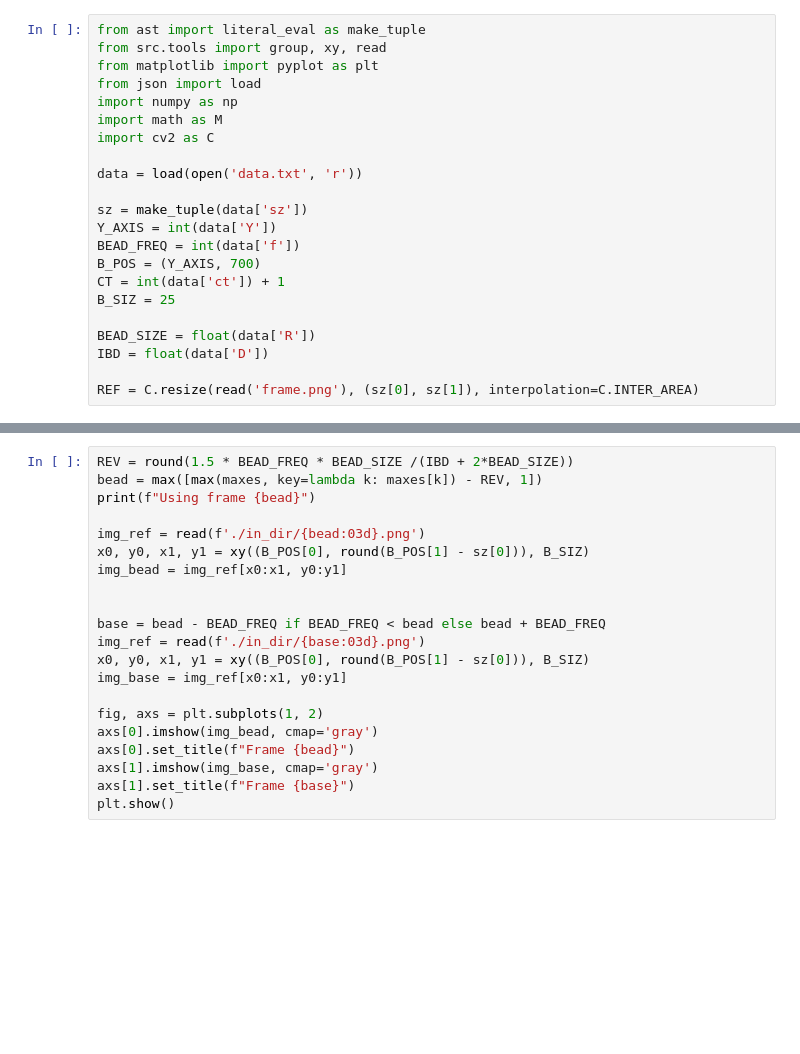
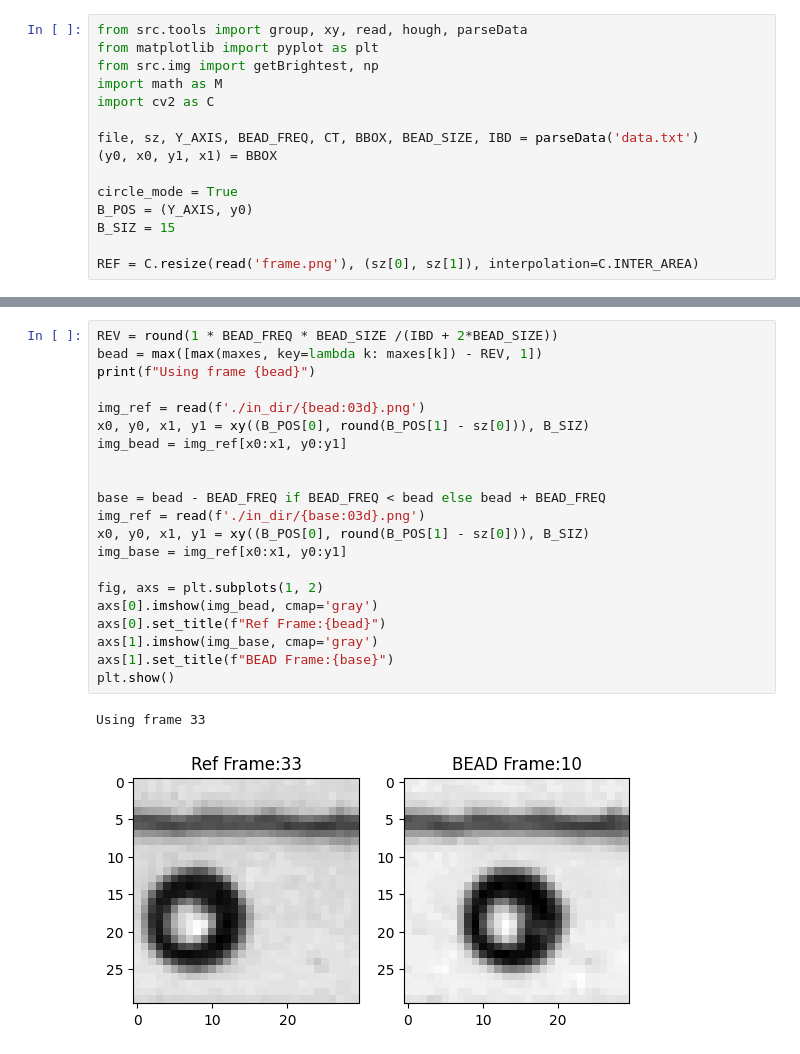
Before and after one commit to CQuICC/beadfinder, a Jupyter notebook: stats.ipynb, the cells around one changed output, grey strips where cells are left out. Drawn from its saved outputs; the diff is of its cells as text; blank space fills up the shorter version.

Commit message:
add circle mode

```diff
--- a/stats.ipynb
+++ b/stats.ipynb
@@ -1,23 +1,16 @@
 # %%
-from ast import literal_eval as make_tuple
-from src.tools import group, xy, read
+from src.tools import group, xy, read, hough, parseData
 from matplotlib import pyplot as plt
-from json import load
-import numpy as np
+from src.img import getBrightest, np
 import math as M
 import cv2 as C
 
-data = load(open('data.txt', 'r'))
+file, sz, Y_AXIS, BEAD_FREQ, CT, BBOX, BEAD_SIZE, IBD = parseData('data.txt')
+(y0, x0, y1, x1) = BBOX
 
-sz = make_tuple(data['sz'])
-Y_AXIS = int(data['Y'])
-BEAD_FREQ = int(data['f'])
-B_POS = (Y_AXIS, 700)
-CT = int(data['ct']) + 1
-B_SIZ = 25
-
-BEAD_SIZE = float(data['R'])
-IBD = float(data['D'])
+circle_mode = True
+B_POS = (Y_AXIS, y0)
+B_SIZ = 15
 
 REF = C.resize(read('frame.png'), (sz[0], sz[1]), interpolation=C.INTER_AREA)
 # %%
@@ -53,21 +50,24 @@ plt.show()
 # %%
-REV = round(1.5 * BEAD_FREQ * BEAD_SIZE /(IBD + 2*BEAD_SIZE))
+REV = round(1 * BEAD_FREQ * BEAD_SIZE /(IBD + 2*BEAD_SIZE))
 bead = max([max(maxes, key=lambda k: maxes[k]) - REV, 1])
 print(f"Using frame {bead}")
 
 img_ref = read(f'./in_dir/{bead:03d}.png')
 x0, y0, x1, y1 = xy((B_POS[0], round(B_POS[1] - sz[0])), B_SIZ)
 img_bead = img_ref[x0:x1, y0:y1]
 
 
 base = bead - BEAD_FREQ if BEAD_FREQ < bead else bead + BEAD_FREQ
 img_ref = read(f'./in_dir/{base:03d}.png')
 x0, y0, x1, y1 = xy((B_POS[0], round(B_POS[1] - sz[0])), B_SIZ)
 img_base = img_ref[x0:x1, y0:y1]
 
 fig, axs = plt.subplots(1, 2)
 axs[0].imshow(img_bead, cmap='gray')
-axs[0].set_title(f"Frame {bead}")
+axs[0].set_title(f"Ref Frame:{bead}")
 axs[1].imshow(img_base, cmap='gray')
-axs[1].set_title(f"Frame {base}")
+axs[1].set_title(f"BEAD Frame:{base}")
 plt.show()
+# %% [output]
+Using frame 33
+[figure, added]
```
Also changed, not shown: parts of 4 cells of this notebook, 6 other files.
